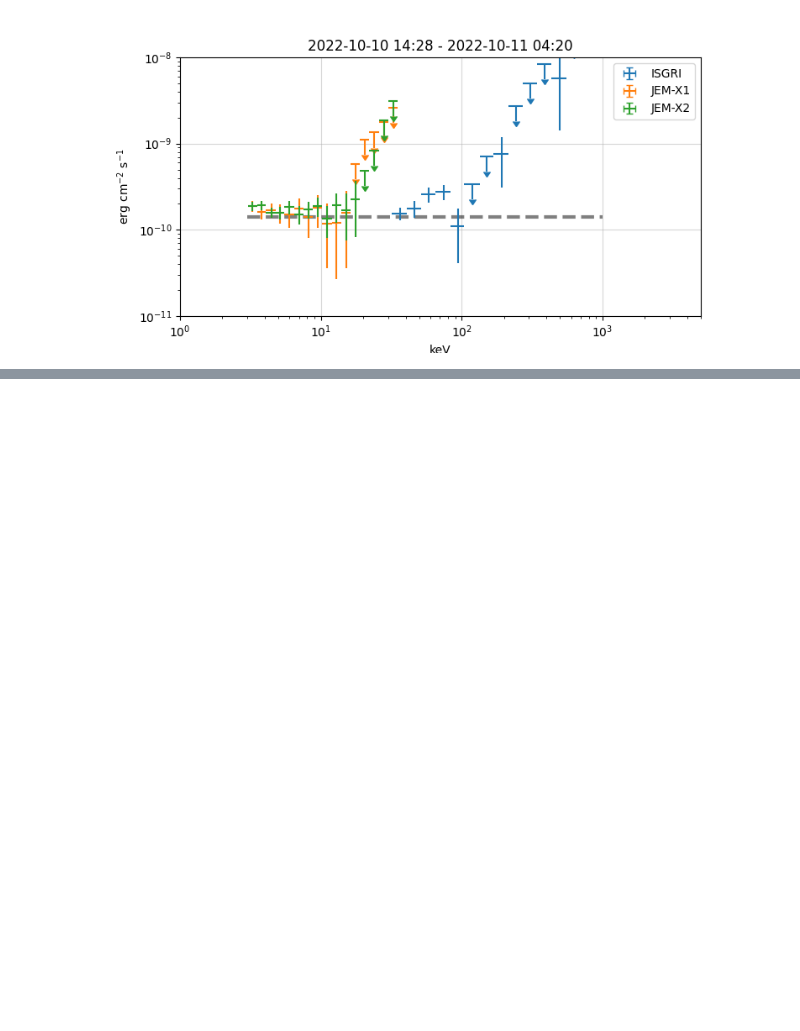
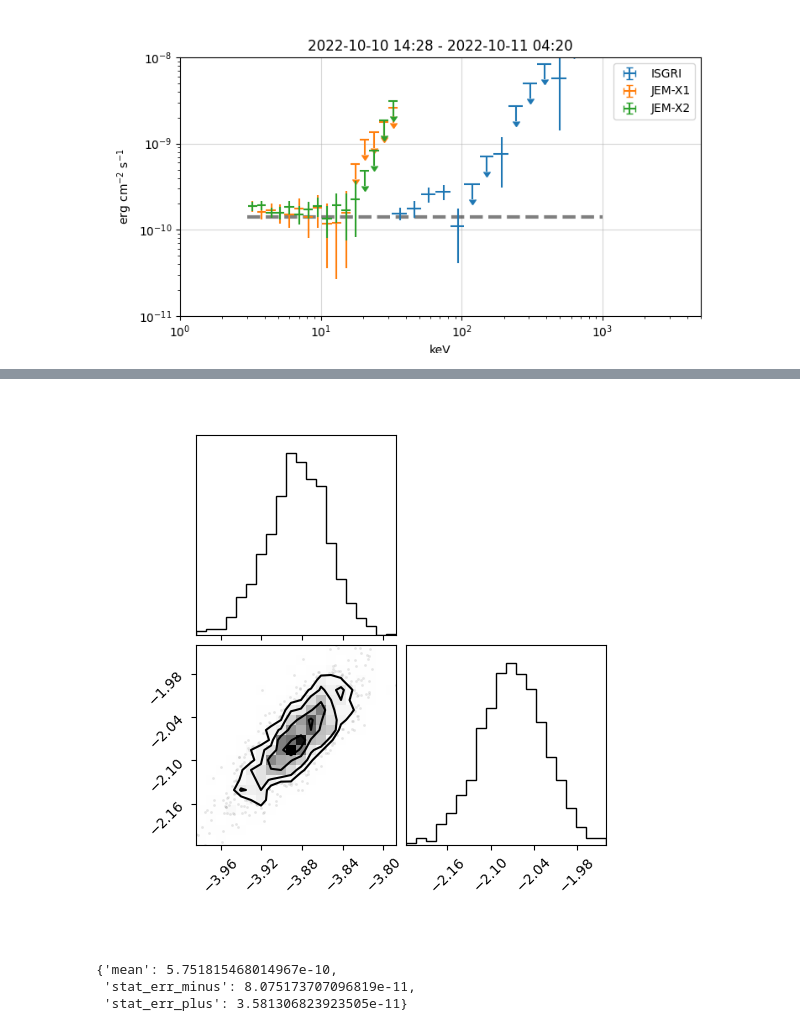
Before and after one commit to volodymyrss/grb221009, a Jupyter notebook: spectrum.ipynb, the cells around one changed output, grey strips where cells are left out. Cells and saved outputs as stored; diff of their text form; code cells hidden in the pictures; blank space fills up the shorter version.

```diff
--- a/spectrum.ipynb
+++ b/spectrum.ipynb
@@ -306,0 +343,28 @@ flux_3_200_keV_ecs
+# %%
+from corner import corner
+
+corner(flat_samples)
+plt.savefig("corner.png")
+Image("corner.png")
+# %% [output]
+[figure, added]
+# %%
+from scipy.integrate import quad
+
+def flux_for_pars(p, e1=3, e2=200):
+    return quad(lambda x:model_with_pars(x, p)*x*u.keV.to(u.erg), e1, e2)[0]
+
+fluxes = [flux_for_pars(p) for p in flat_samples]
+peak = flux_for_pars(r.flatchain[np.argmax(r.lnprobability)])
+
+flux_3_200_keV_ecs = {
+    'mean': peak,
+    'stat_err_minus': peak - np.percentile(fluxes, 5),
+    'stat_err_plus': - peak + np.percentile(fluxes, 95),
+}
+
+flux_3_200_keV_ecs
+# %% [output]
+{'mean': 5.751815468014967e-10,
+ 'stat_err_minus': 8.075173707096819e-11,
+ 'stat_err_plus': 3.581306823923505e-11}
```
Also changed, not shown: parts of 9 cells of this notebook, 1 other file.
